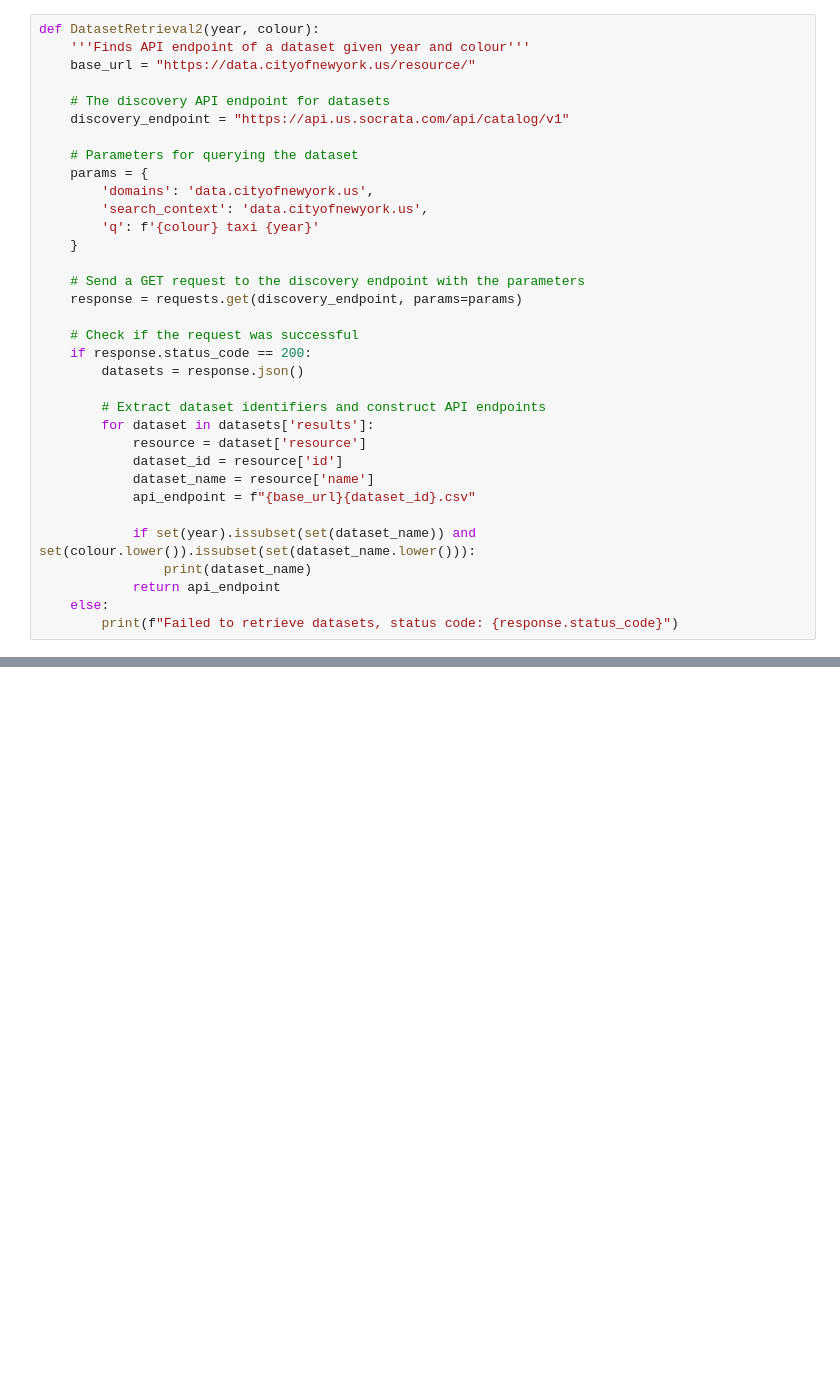
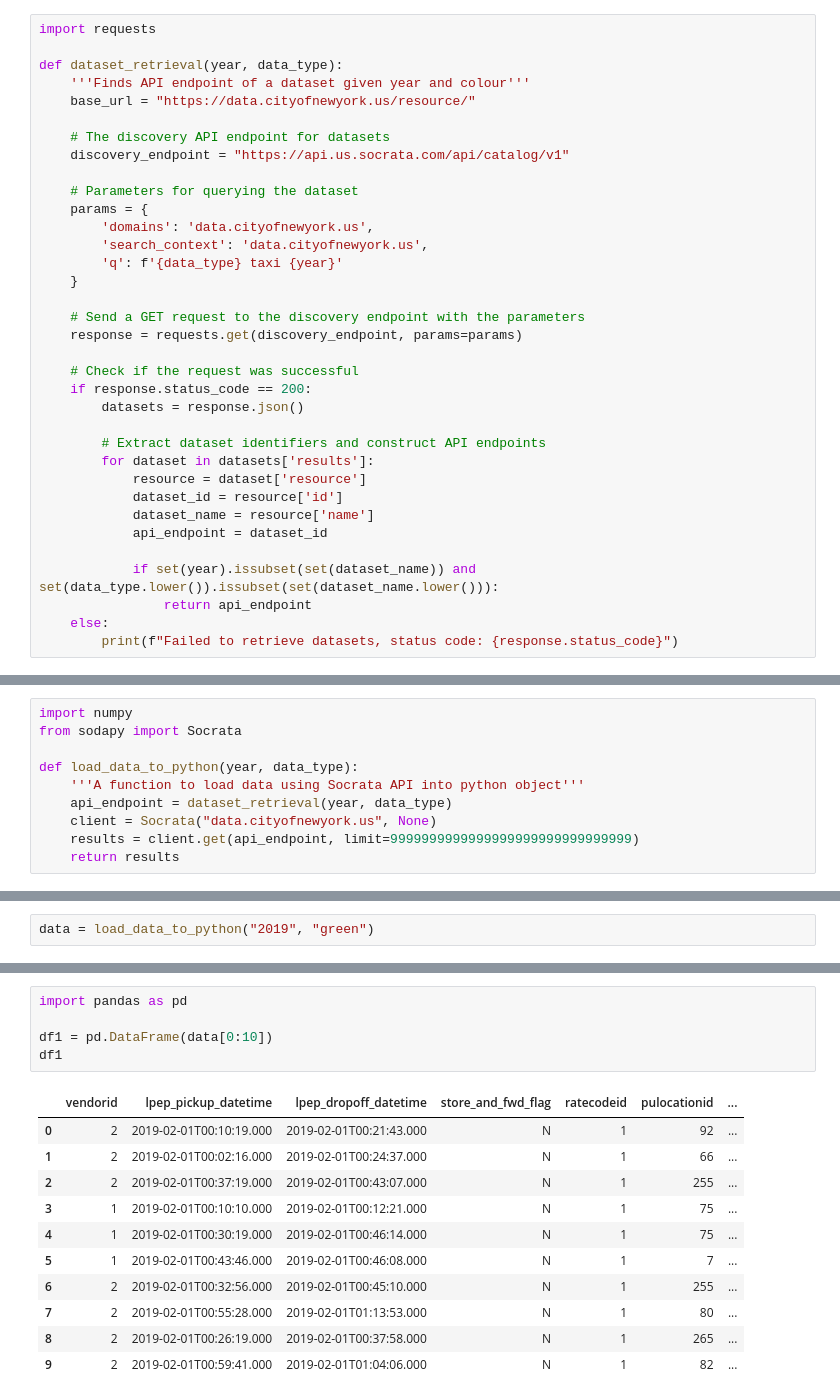
Before and after one commit to Hrishi0115/NYC_taxi_project, a Jupyter notebook: load_to_azure_dev/testing_functions.ipynb, the cells around one changed output, grey strips where cells are left out. Cells and saved outputs as stored; diff of their text form; blank space fills up the shorter version.

```diff
--- a/load_to_azure_dev/testing_functions.ipynb
+++ b/load_to_azure_dev/testing_functions.ipynb
@@ -1,5 +1,7 @@
 # %%
-def DatasetRetrieval2(year, colour):
+import requests
+
+def dataset_retrieval(year, data_type):
     '''Finds API endpoint of a dataset given year and colour'''
     base_url = "https://data.cityofnewyork.us/resource/"
 
@@ -10,7 +12,7 @@ def DatasetRetrieval2(year, colour):
     params = {
         'domains': 'data.cityofnewyork.us',
         'search_context': 'data.cityofnewyork.us',
-        'q': f'{colour} taxi {year}'
+        'q': f'{data_type} taxi {year}'
     }
 
     # Send a GET request to the discovery endpoint with the parameters
@@ -25,10 +27,9 @@ def DatasetRetrieval2(year, colour):
             resource = dataset['resource']
             dataset_id = resource['id']
             dataset_name = resource['name']
-            api_endpoint = f"{base_url}{dataset_id}.csv"
+            api_endpoint = dataset_id
 
-            if set(year).issubset(set(dataset_name)) and set(colour.lower()).issubset(set(dataset_name.lower())):
-                print(dataset_name)
-            return api_endpoint
+            if set(year).issubset(set(dataset_name)) and set(data_type.lower()).issubset(set(dataset_name.lower())):
+                return api_endpoint
     else:
         print(f"Failed to retrieve datasets, status code: {response.status_code}")
@@ -34,0 +42,10 @@ def DatasetRetrieval2(year, colour):
+# %%
+import numpy
+from sodapy import Socrata
+
+def load_data_to_python(year, data_type):
+    '''A function to load data using Socrata API into python object'''
+    api_endpoint = dataset_retrieval(year, data_type)
+    client = Socrata("data.cityofnewyork.us", None)
+    results = client.get(api_endpoint, limit=9999999999999999999999999999999)
+    return results
@@ -34,0 +73,2 @@ def DatasetRetrieval2(year, colour):
+# %%
+data = load_data_to_python("2019", "green")
@@ -35,3 +104,20 @@ def DatasetRetrieval2(year, colour):
+# %%
+import pandas as pd
+
+df1 = pd.DataFrame(data[0:10])
+df1
+# %% [output]
+|  | vendorid | lpep_pickup_datetime | lpep_dropoff_datetime | store_and_fwd_flag | ratecodeid | pulocationid | ... |
+| 0 | 2 | 2019-02-01T00:10:19.000 | 2019-02-01T00:21:43.000 | N | 1 | 92 | ... |
+| 1 | 2 | 2019-02-01T00:02:16.000 | 2019-02-01T00:24:37.000 | N | 1 | 66 | ... |
+| 2 | 2 | 2019-02-01T00:37:19.000 | 2019-02-01T00:43:07.000 | N | 1 | 255 | ... |
+| 3 | 1 | 2019-02-01T00:10:10.000 | 2019-02-01T00:12:21.000 | N | 1 | 75 | ... |
+| 4 | 1 | 2019-02-01T00:30:19.000 | 2019-02-01T00:46:14.000 | N | 1 | 75 | ... |
+| 5 | 1 | 2019-02-01T00:43:46.000 | 2019-02-01T00:46:08.000 | N | 1 | 7 | ... |
+| 6 | 2 | 2019-02-01T00:32:56.000 | 2019-02-01T00:45:10.000 | N | 1 | 255 | ... |
+| 7 | 2 | 2019-02-01T00:55:28.000 | 2019-02-01T01:13:53.000 | N | 1 | 80 | ... |
+| 8 | 2 | 2019-02-01T00:26:19.000 | 2019-02-01T00:37:58.000 | N | 1 | 265 | ... |
+| 9 | 2 | 2019-02-01T00:59:41.000 | 2019-02-01T01:04:06.000 | N | 1 | 82 | ... |
 # %%
 # function for loading data into azure storage account
 
```
Also changed, not shown: parts of 13 cells of this notebook.
